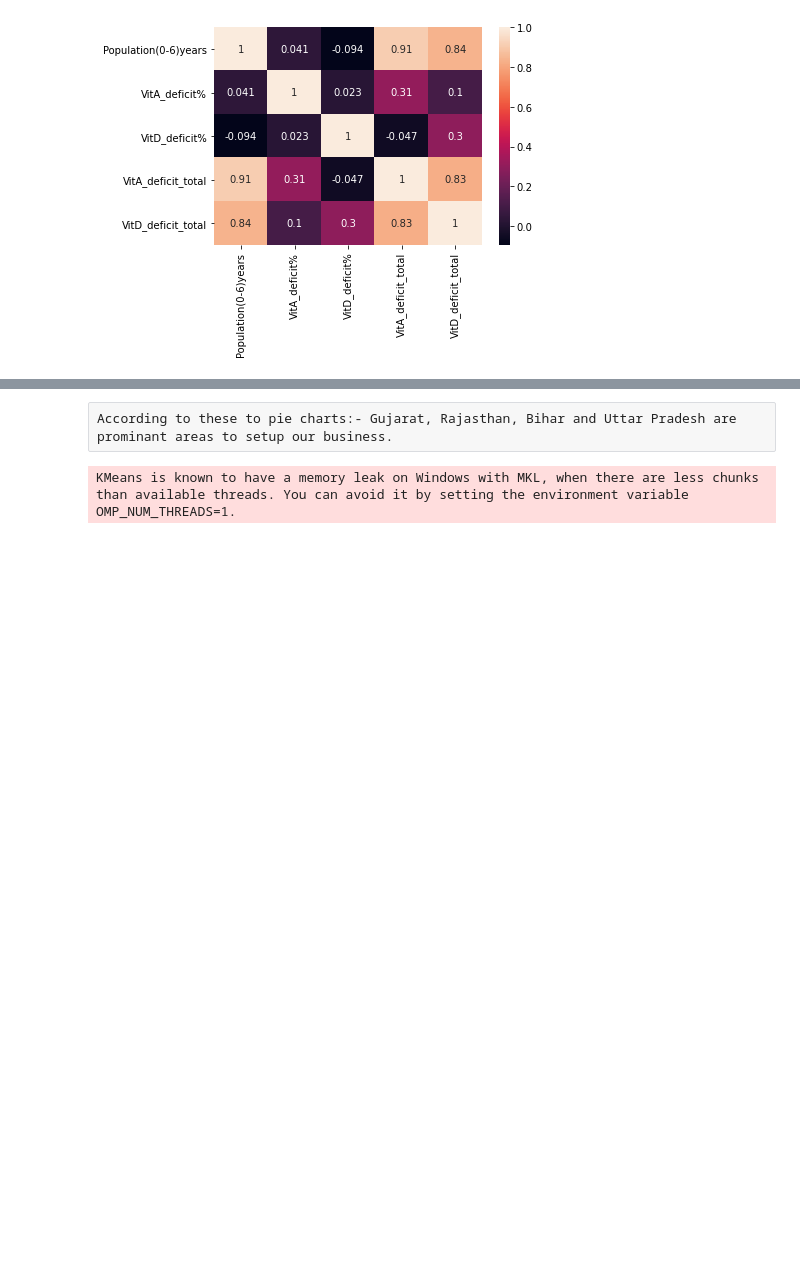
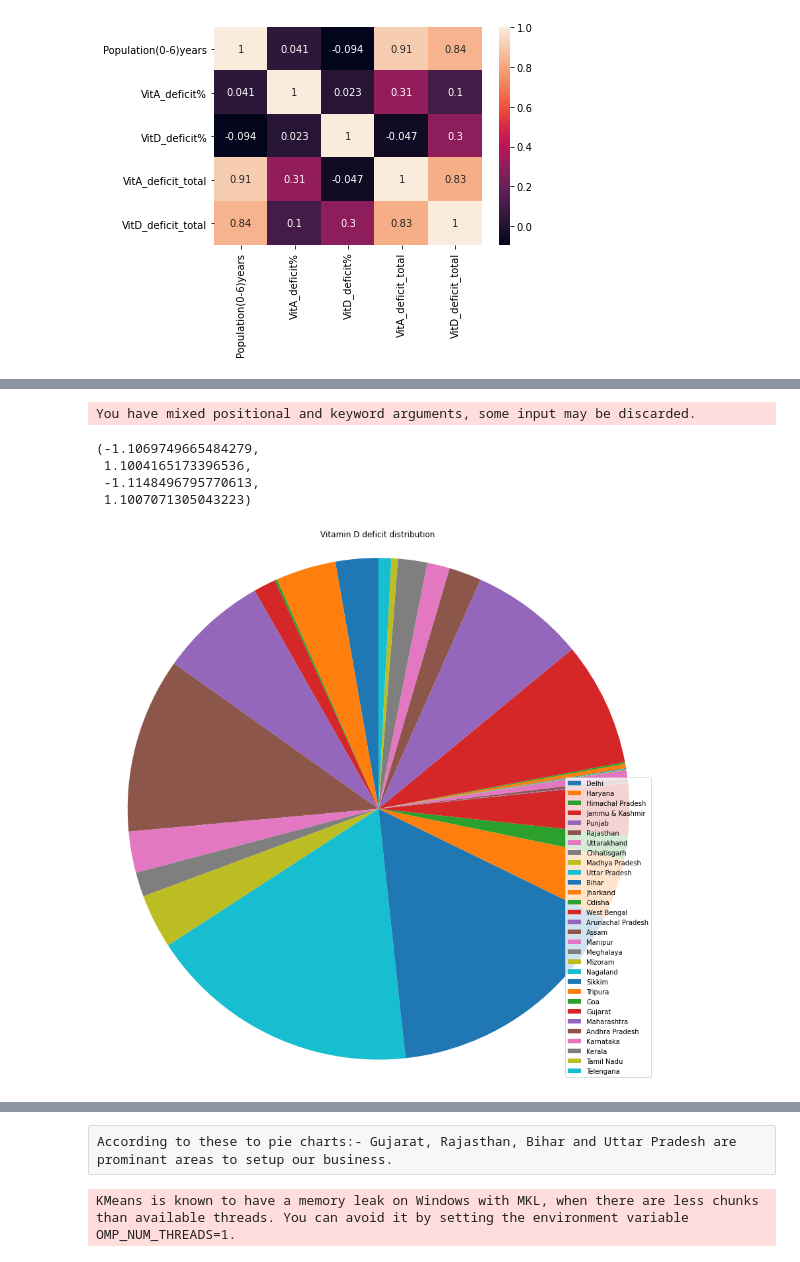
Before and after one commit to Abhi9vSingh/feynn_labs-projects, a Jupyter notebook: project 2/Problem_2_MarketSegementation.ipynb, the cells around one changed output, grey strips where cells are left out. Drawn from its saved outputs; the diff is of its cells as text; code cells hidden in the pictures; blank space fills up the shorter version.

```diff
--- a/project 2/Problem_2_MarketSegementation.ipynb
+++ b/project 2/Problem_2_MarketSegementation.ipynb
@@ -214,3 +222,16 @@ fig.show()
+# %%
+pie, ax = plt.subplots(figsize=[15,15])
+patches, texts = plt.pie(data['VitD_deficit_total'], startangle=90)
+plt.title("Vitamin D deficit distribution")
+plt.legend(patches, labels=data['State'], loc="lower right")
+plt.axis('equal')
+# %% [output]
+You have mixed positional and keyword arguments, some input may be discarded.
+(-1.1069749665484279,
+ 1.1004165173396536,
+ -1.1148496795770613,
+ 1.1007071305043223)
+[figure, added]
 # %%
 #Distribution of Vitamin D deficiency over different states
 # %%
@@ -218,8 +239,8 @@ fig = px.pie(data, values='VitD_deficit_total', names='State')
 fig.show()
 # %% [output]
 [interactive output not drawn]
-# %% [raw]
-According to these to pie charts:- Gujarat, Rajasthan, Bihar and Uttar Pradesh are prominant areas to setup our business.
+# %% [raw]
+According to these to pie charts:- Gujarat, Rajasthan, Bihar and Uttar Pradesh are prominant areas to setup our business.
 # %%
 #Clustering similar states together to operate our bussiness similarly in similar states
 # %%
```
Also changed, not shown: parts of 18 cells of this notebook.
